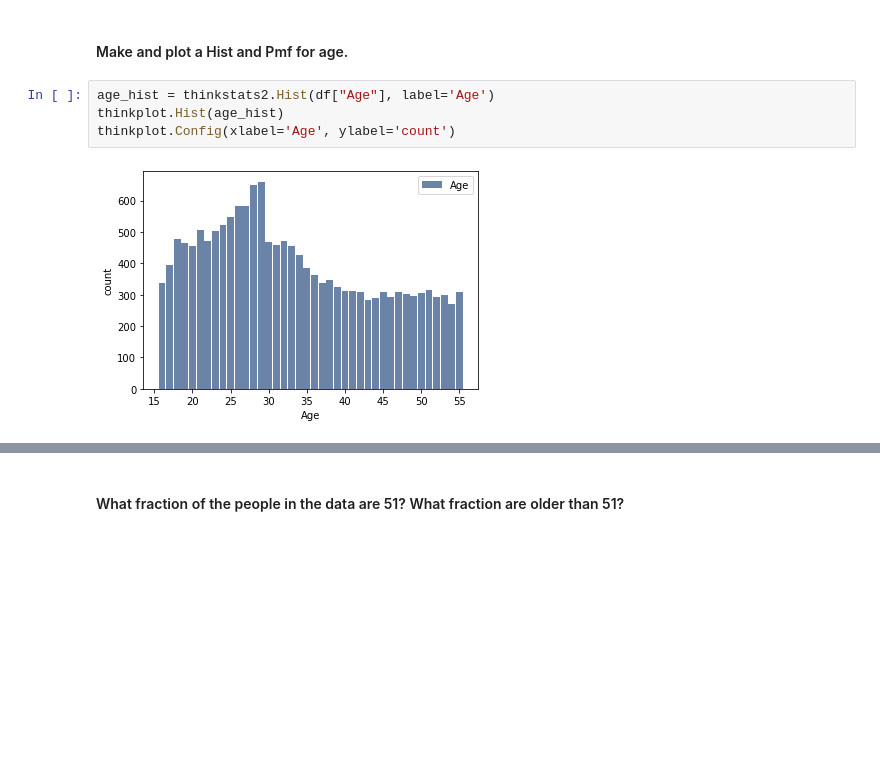
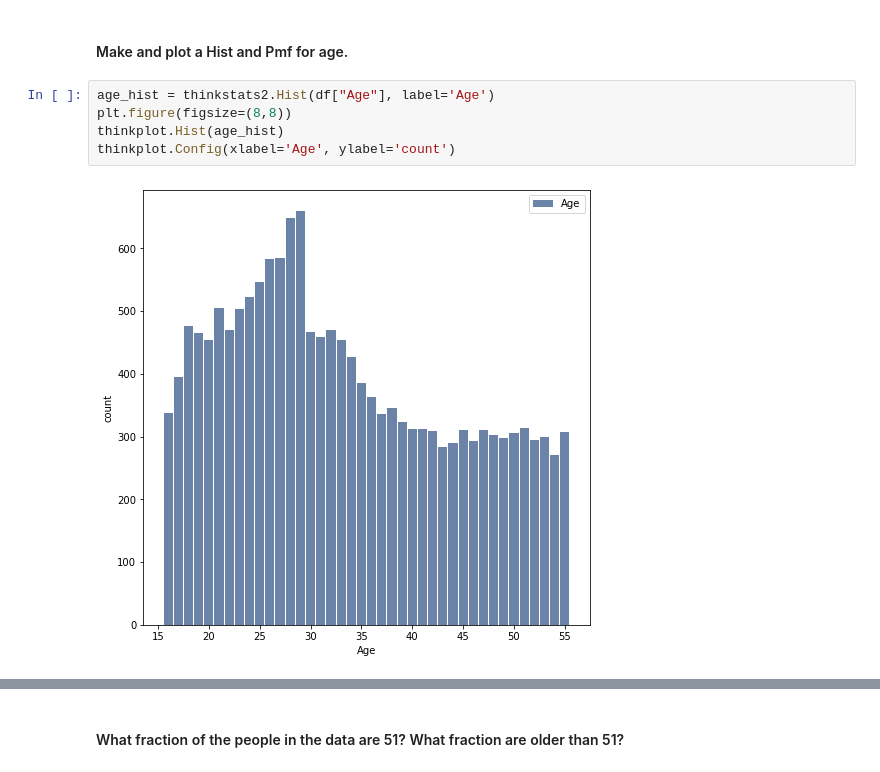
Before and after one commit to rodsunio/BSIP_Assignment_1_Students, a Jupyter notebook: stats_asn_1_stud_temp.ipynb, the cells around one changed output, grey strips where cells are left out. Cells and saved outputs as stored; diff of their text form; blank space fills up the shorter version.

```diff
--- a/stats_asn_1_stud_temp.ipynb
+++ b/stats_asn_1_stud_temp.ipynb
@@ -75,9 +58,10 @@ df.describe()
 #### Make and plot a Hist and Pmf for age.
 # %%
 age_hist = thinkstats2.Hist(df["Age"], label='Age')
+plt.figure(figsize=(8,8))
 thinkplot.Hist(age_hist)
 thinkplot.Config(xlabel='Age', ylabel='count')
 # %% [output]
-[figure, old version]
+[figure, new version]
 # %%
 age_pmf = thinkstats2.Pmf(df["Age"])
```
Also changed, not shown: parts of 19 cells of this notebook.
